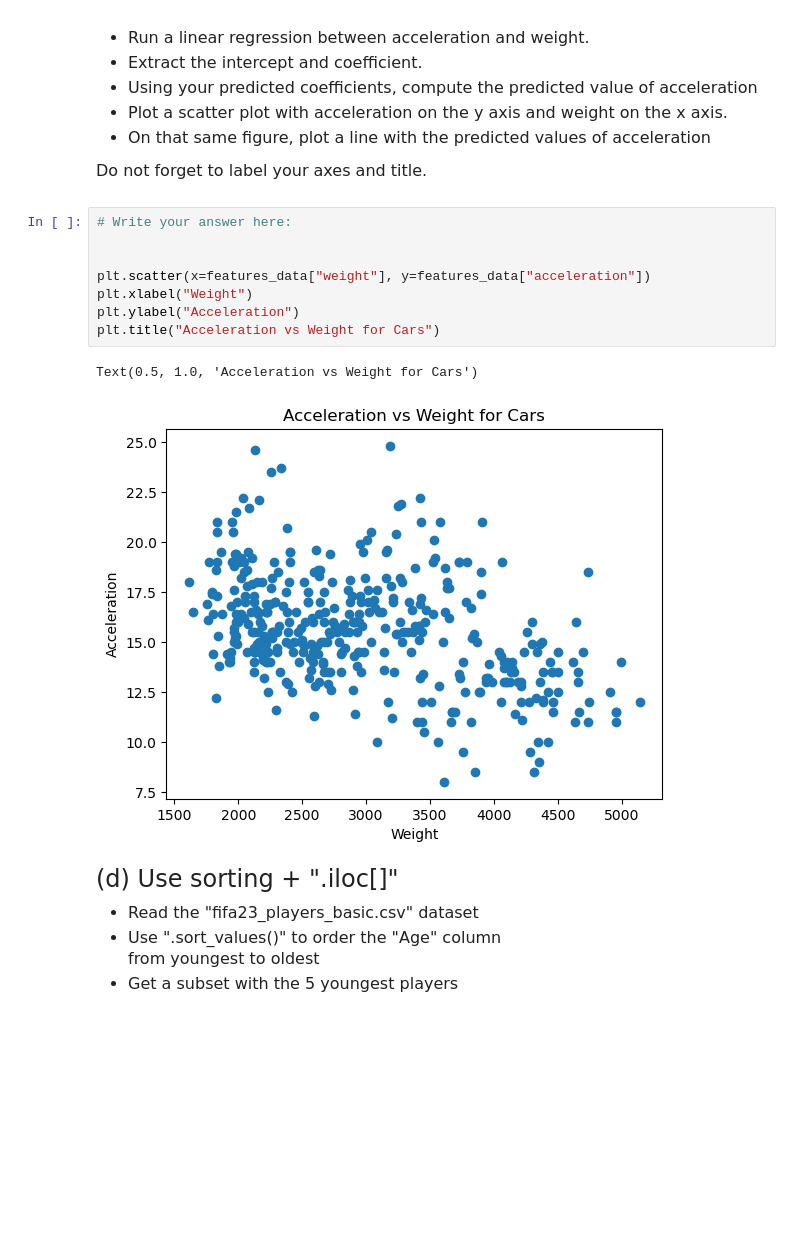
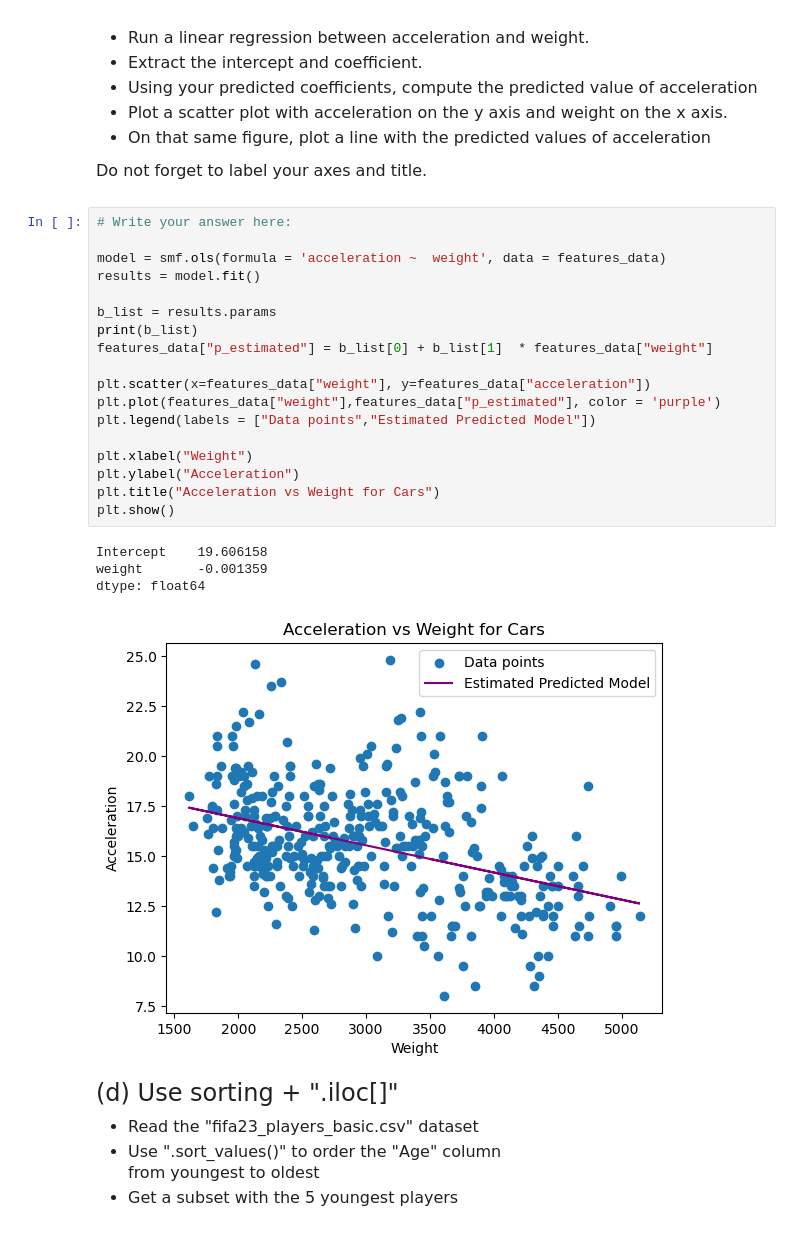
Before and after one commit to 22simrenk/QTM151ClassNotes, a Jupyter notebook: assignment6/assignment6.ipynb, the cells around one changed output. Drawn from its saved outputs; the diff is of its cells as text; blank space fills up the shorter version.

```diff
--- a/assignment6/assignment6.ipynb
+++ b/assignment6/assignment6.ipynb
@@ -113,14 +104,26 @@ Do not forget to label your axes and title.
 # %%
 # Write your answer here:
 
+model = smf.ols(formula = 'acceleration ~  weight', data = features_data)
+results = model.fit()
+
+b_list = results.params
+print(b_list)
+features_data["p_estimated"] = b_list[0] + b_list[1]  * features_data["weight"]
 
 plt.scatter(x=features_data["weight"], y=features_data["acceleration"])
+plt.plot(features_data["weight"],features_data["p_estimated"], color = 'purple')
+plt.legend(labels = ["Data points","Estimated Predicted Model"])
+
 plt.xlabel("Weight")
 plt.ylabel("Acceleration")
 plt.title("Acceleration vs Weight for Cars")
+plt.show()
 # %% [output]
-Text(0.5, 1.0, 'Acceleration vs Weight for Cars')
+Intercept    19.606158
+weight       -0.001359
+dtype: float64
-[figure, old version]
+[figure, new version]
 # %% [markdown]
 <font size = "5">
 
```
Also changed, not shown: parts of 3 cells of this notebook, 1 other file.
